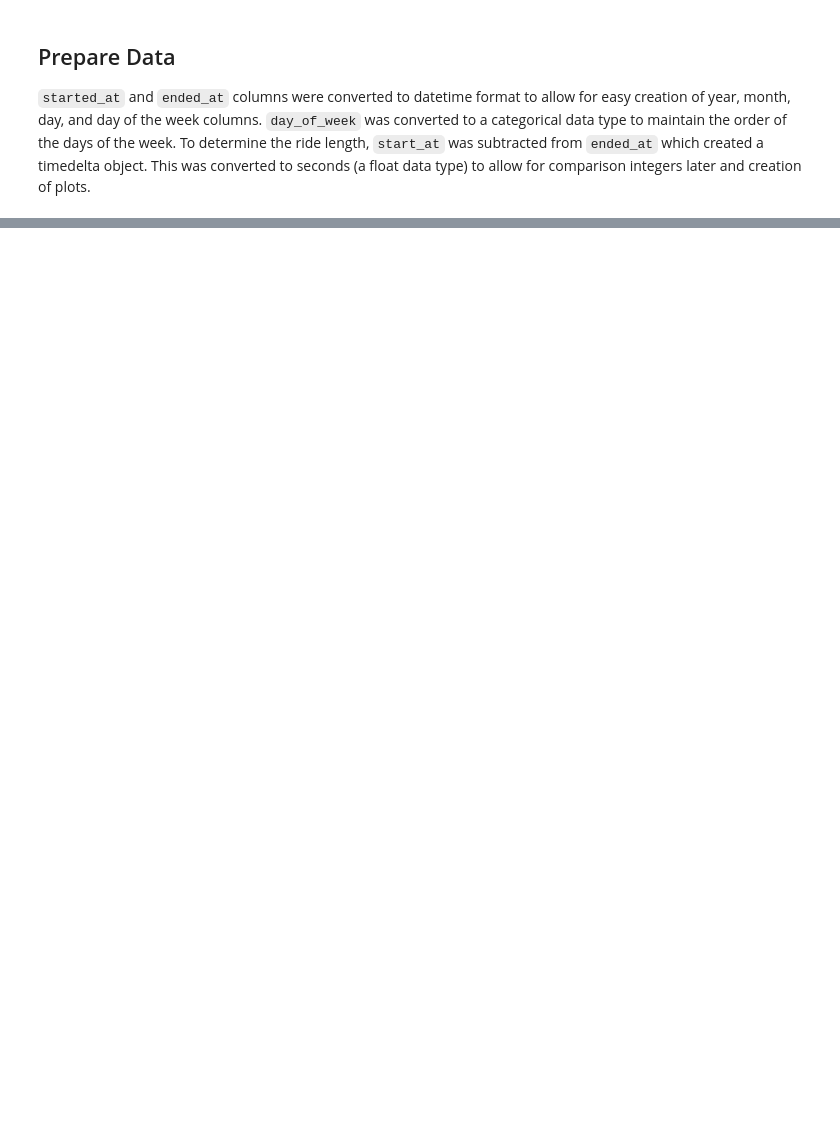
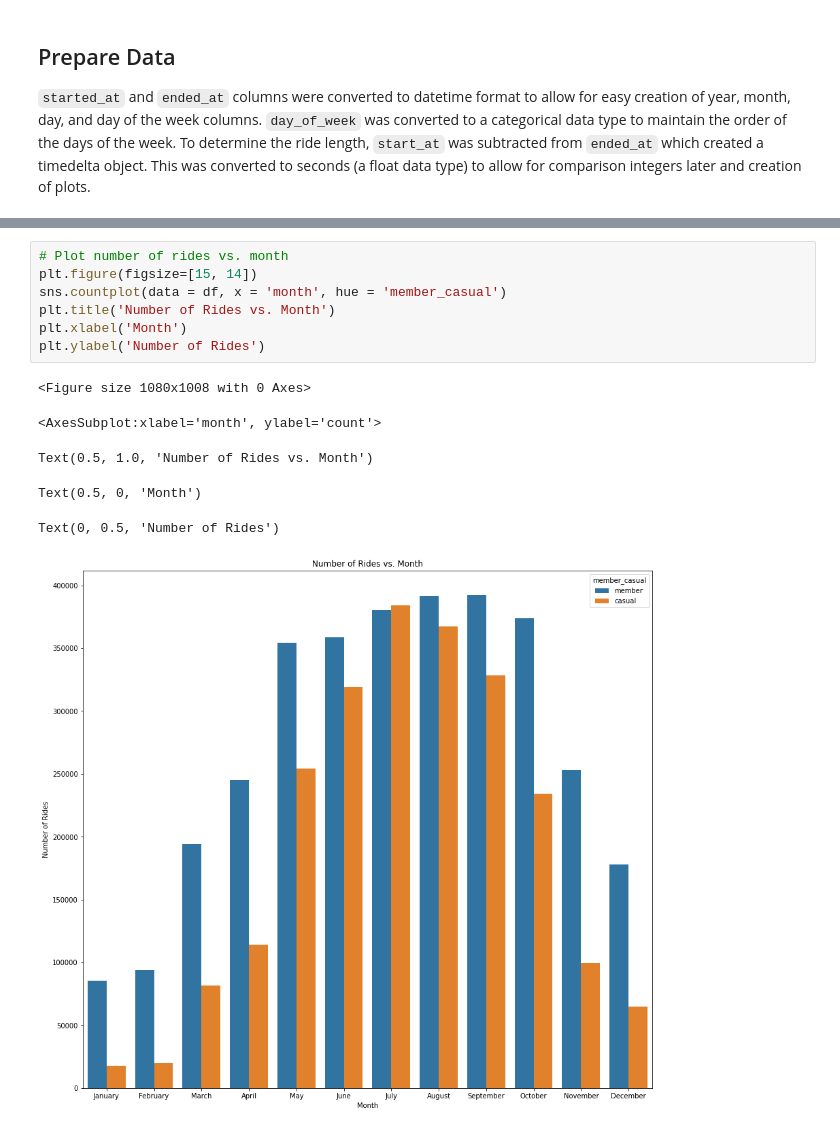
Before and after one commit to andyguo0228/bike_share_python, a Jupyter notebook: bike_share_python.ipynb, the cells around one changed output, grey strips where cells are left out. Drawn from its saved outputs; the diff is of its cells as text; blank space fills up the shorter version.

```diff
--- a/bike_share_python.ipynb
+++ b/bike_share_python.ipynb
@@ -106,0 +234,14 @@ plt.ylabel('Number of Rides')
+# %%
+# Plot number of rides vs. month
+plt.figure(figsize=[15, 14])
+sns.countplot(data = df, x = 'month', hue = 'member_casual')
+plt.title('Number of Rides vs. Month')
+plt.xlabel('Month')
+plt.ylabel('Number of Rides')
+# %% [output]
+<Figure size 1080x1008 with 0 Axes>
+<AxesSubplot:xlabel='month', ylabel='count'>
+Text(0.5, 1.0, 'Number of Rides vs. Month')
+Text(0.5, 0, 'Month')
+Text(0, 0.5, 'Number of Rides')
+[figure, added]
```
Also changed, not shown: parts of 14 cells of this notebook.
